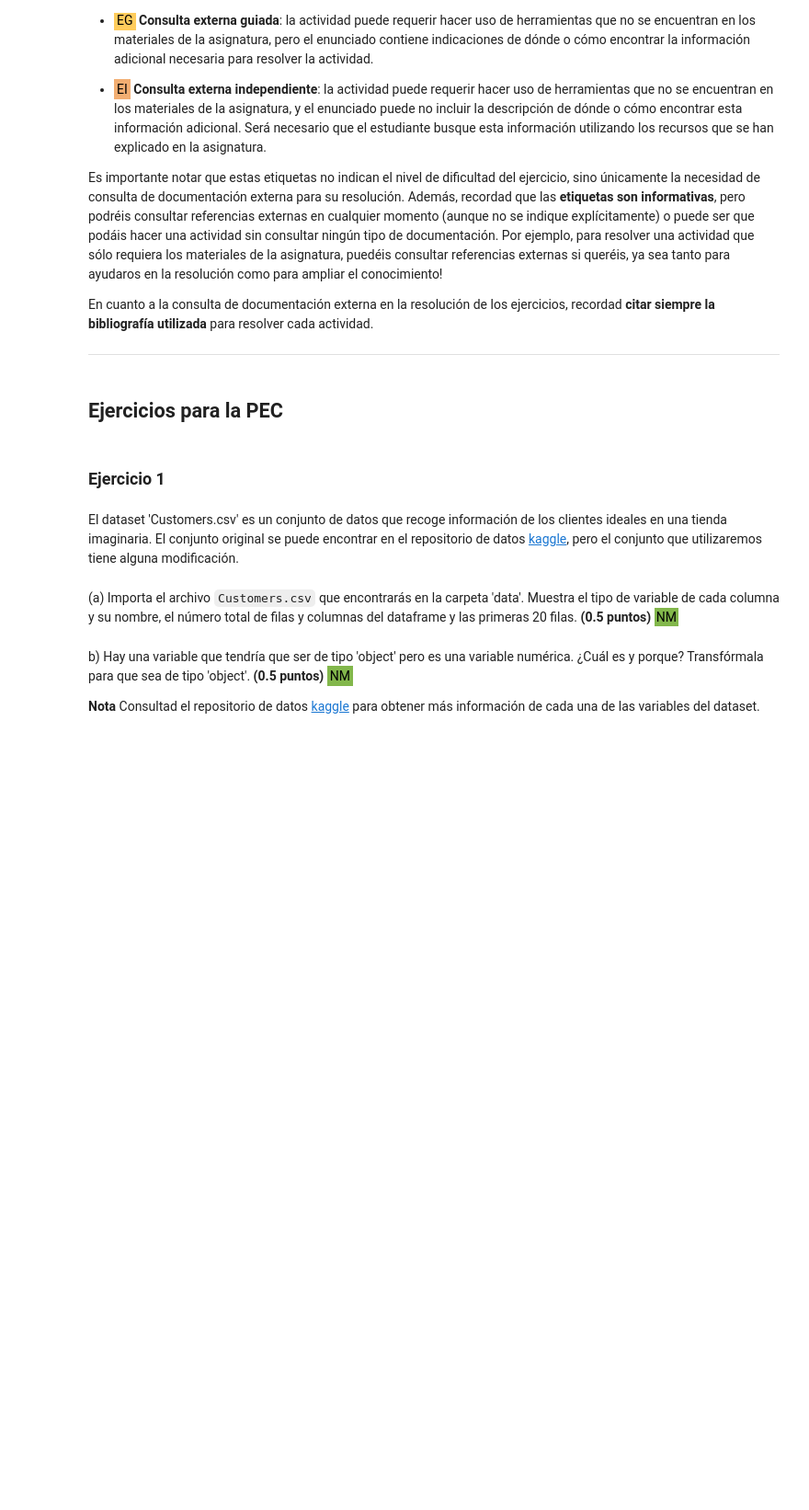
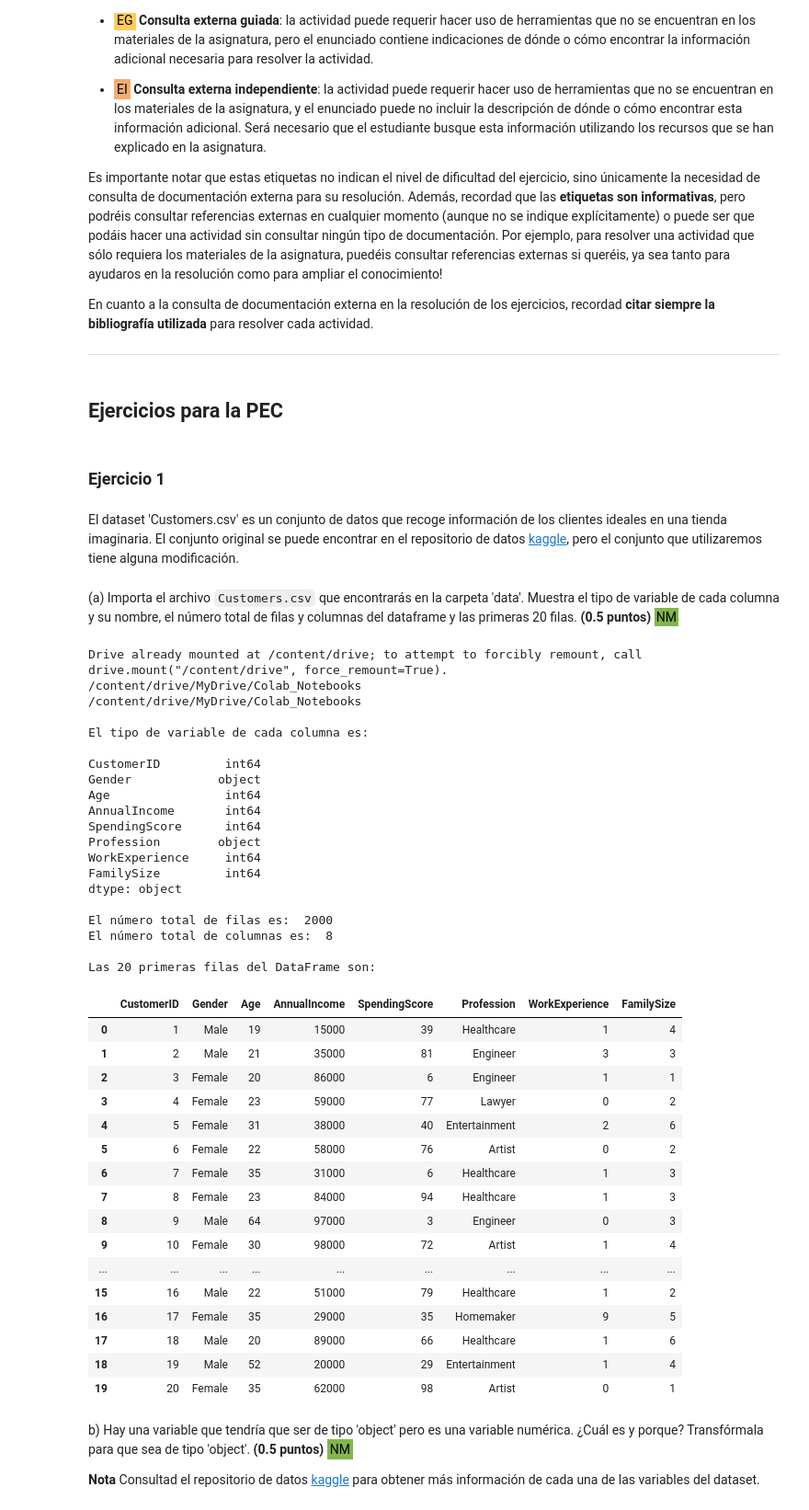
Before and after one commit to bvillenap7/Fundamentos_Data_Science_UOC_PEC6, a Jupyter notebook: prog_datasci_6_preproc_entrega.ipynb, the cells around one changed output. Shown at 92% size. Drawn from its saved outputs; the diff is of its cells as text; code cells hidden in the pictures; blank space fills up the shorter version.

Commit message:
BVP primer commit de estudiante

```diff
--- a/prog_datasci_6_preproc_entrega.ipynb
+++ b/prog_datasci_6_preproc_entrega.ipynb
@@ -51,3 +49,64 @@ El dataset 'Customers.csv' es un conjunto de datos que recoge información de lo
+# %%
+# Respuesta
+# Montamos Drive
+from google.colab import drive
+drive.mount('/content/drive')
+%cd /content/drive/MyDrive/Colab_Notebooks
+!pwd
+
+#Importamos pandas y asignamos a la variable data_customer el DataFrame
+import pandas as pd
+data_customer = pd.read_csv("prog_datasci_6/data/Customers.csv")
+
+# Mostramos el tipo de variable de cada columna y su nombre
+print('\nEl tipo de variable de cada columna es: \n')
+print(data_customer.dtypes)
+
+#Mostramos el número total de filas y de columnas
+print('\nEl número total de filas es: ', len(data_customer.index))
+print('El número total de columnas es: ', len(data_customer.columns))
+
+#Mostramos las 20 primeras filas de DataFrame
+print('\nLas 20 primeras filas del DataFrame son: \n')
+data_customer.head(n=20)
+# %% [output]
+Drive already mounted at /content/drive; to attempt to forcibly remount, call drive.mount("/content/drive", force_remount=True).
+/content/drive/MyDrive/Colab_Notebooks
+/content/drive/MyDrive/Colab_Notebooks
+
+El tipo de variable de cada columna es:
+
+CustomerID         int64
+Gender            object
+Age                int64
+AnnualIncome       int64
+SpendingScore      int64
+Profession        object
+WorkExperience     int64
+FamilySize         int64
+dtype: object
+
+El número total de filas es:  2000
+El número total de columnas es:  8
+
+Las 20 primeras filas del DataFrame son:
+|  | CustomerID | Gender | Age | AnnualIncome | SpendingScore | Profession | WorkExperience | FamilySize |
+| 0 | 1 | Male | 19 | 15000 | 39 | Healthcare | 1 | 4 |
+| 1 | 2 | Male | 21 | 35000 | 81 | Engineer | 3 | 3 |
+| 2 | 3 | Female | 20 | 86000 | 6 | Engineer | 1 | 1 |
+| 3 | 4 | Female | 23 | 59000 | 77 | Lawyer | 0 | 2 |
+| 4 | 5 | Female | 31 | 38000 | 40 | Entertainment | 2 | 6 |
+| 5 | 6 | Female | 22 | 58000 | 76 | Artist | 0 | 2 |
+| 6 | 7 | Female | 35 | 31000 | 6 | Healthcare | 1 | 3 |
+| 7 | 8 | Female | 23 | 84000 | 94 | Healthcare | 1 | 3 |
+| 8 | 9 | Male | 64 | 97000 | 3 | Engineer | 0 | 3 |
+| 9 | 10 | Female | 30 | 98000 | 72 | Artist | 1 | 4 |
+| ... | ... | ... | ... | ... | ... | ... | ... | ... |
+| 15 | 16 | Male | 22 | 51000 | 79 | Healthcare | 1 | 2 |
+| 16 | 17 | Female | 35 | 29000 | 35 | Homemaker | 9 | 5 |
+| 17 | 18 | Male | 20 | 89000 | 66 | Healthcare | 1 | 6 |
+| 18 | 19 | Male | 52 | 20000 | 29 | Entertainment | 1 | 4 |
+| 19 | 20 | Female | 35 | 62000 | 98 | Artist | 0 | 1 |
 # %% [markdown]
 b) Hay una variable que tendría que ser de tipo 'object' pero es una variable numérica. ¿Cuál es y porque? Transfórmala para que sea de tipo 'object'. **(0.5 puntos)** <span style="font-family: Courier New; background-color: #82b74b; color: #000000; padding: 3px; ">NM</span>
 
```
Also changed, not shown: parts of 28 cells of this notebook, 1 other file.
